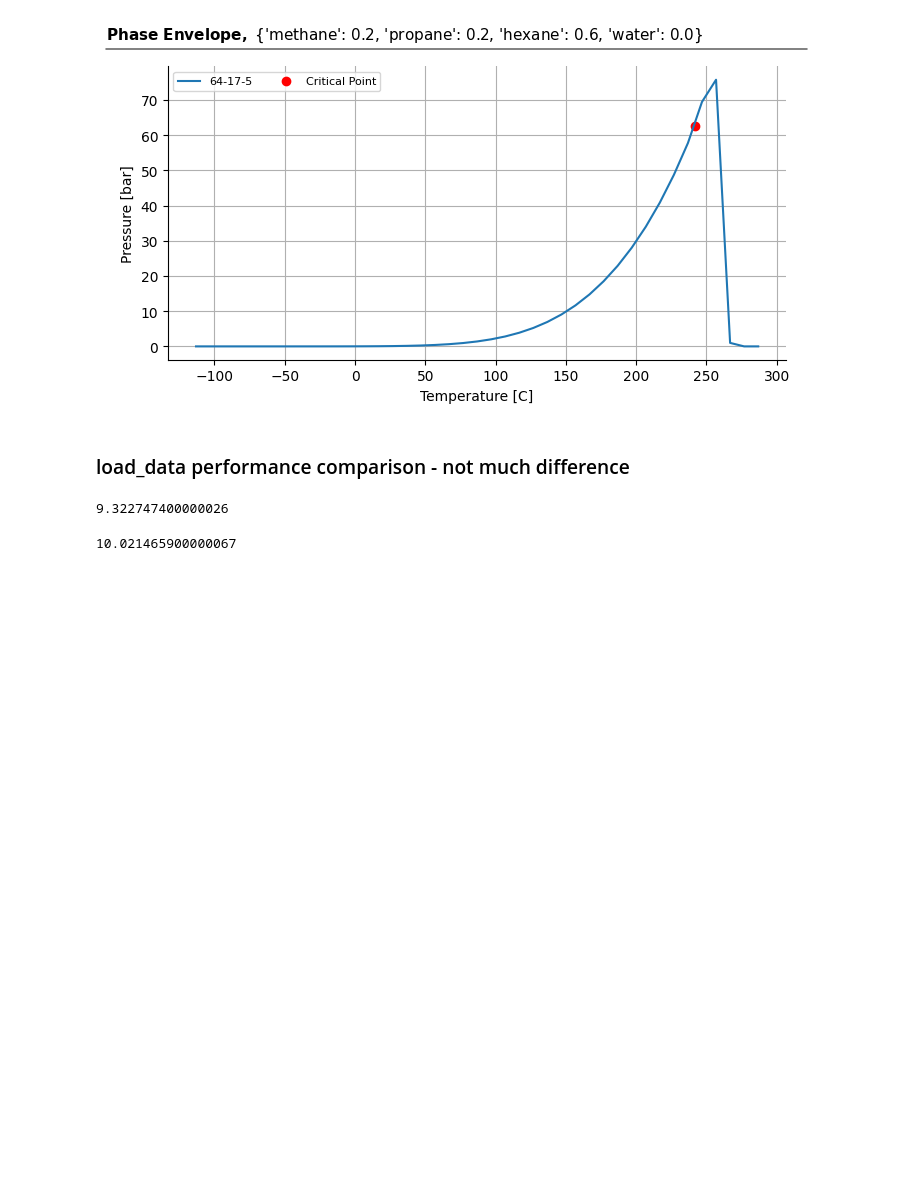
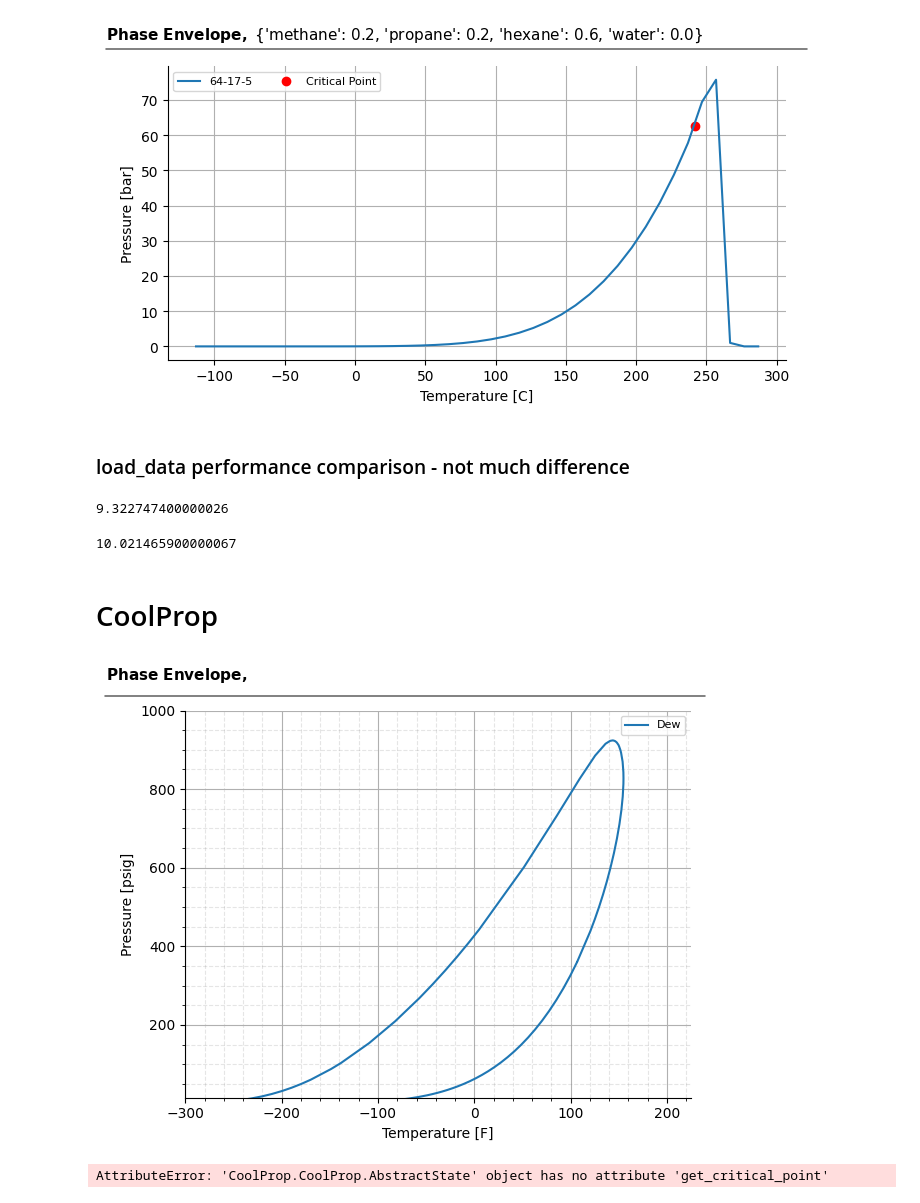
Before and after one commit to aegis4048/AP42-Emissions-py, a Jupyter notebook: phase_envelope_working.ipynb, the cells around one changed output. Saved outputs shown, nothing was run; the diff lists cells and outputs as text; code cells hidden in the pictures; blank space fills up the shorter version.

Commit message:
phase envelope progress - coolprop

```diff
--- a/phase_envelope_working.ipynb
+++ b/phase_envelope_working.ipynb
@@ -290,3 +290,70 @@ for i in range(10000):
 print(timeit.default_timer() - start_time)
 # %% [output]
 10.021465900000067
+# %% [markdown]
+# CoolProp
+# %%
+import CoolProp.CoolProp as CP
+import matplotlib.pyplot as plt
+
+HEOS = CP.AbstractState('HEOS', 'Methane&Ethane&Propane')
+x0 = 0.5
+
+HEOS.set_mole_fractions([0.2, 0.2, 0.6])
+HEOS.build_phase_envelope("dummy")
+PE = HEOS.get_phase_envelope_data()
+
+fig, ax = plt.subplots(figsize=(6, 5))
+
+x = PE.T
+x = [K_to_F(item) for item in x]
+
+T_unit = 'F'
+#T_crit = res.pseudo_Tc()
+#T_crit = K_to_F(res.pseudo_Tc())
+
+#P_crit = res.pseudo_Pc()
+#P_crit = Pa_to_psi(res.pseudo_Pc())
+
+PE.p
+
+P_dews_plot = [Pa_to_psi(item) for item in PE.p]
+P_unit ='psig'
+
+#ax.scatter(T_crit, P_crit, s=100)
+
+ax.plot(x, P_dews_plot, label='Dew')
+#ax.plot(x, P_bubbles_plot, label='Bubble')
+
+ax.set_xlabel('Temperature [%s]' % T_unit)
+ax.set_ylabel('Pressure [%s]' % P_unit)
+
+ax.grid(True)
+ax.spines['top'].set_visible(False)
+ax.spines['right'].set_visible(False)
+
+ax.legend(ncol=2, fontsize=8)
+
+def setbold(txt):
+    return ' '.join([r"$\bf{" + item + "}$" for item in txt.split(' ')])
+
+
+bold_txt = setbold('Phase Envelope, ')
+fig.suptitle(bold_txt, verticalalignment='top', x=0, horizontalalignment='left', fontsize=11)
+yloc = 0.9
+ax.annotate('', xy=(0.01, yloc + 0.01), xycoords='figure fraction', xytext=(1.02, yloc + 0.01),
+            arrowprops=dict(arrowstyle="-", color='k', lw=0.7))
+
+ax.set_xlim(-300, 225)
+ax.set_ylim(14.7, 1000)
+
+ax.minorticks_on()
+ax.grid(axis='both', which='minor', color='grey', linestyle='--', alpha=0.2)
+
+fig.tight_layout()
+# %% [output]
+[figure, added]
+# %%
+HEOS.get_critical_point()
+# %% [output]
+AttributeError: 'CoolProp.CoolProp.AbstractState' object has no attribute 'get_critical_point'
```
Also changed, not shown: 2 other files.
